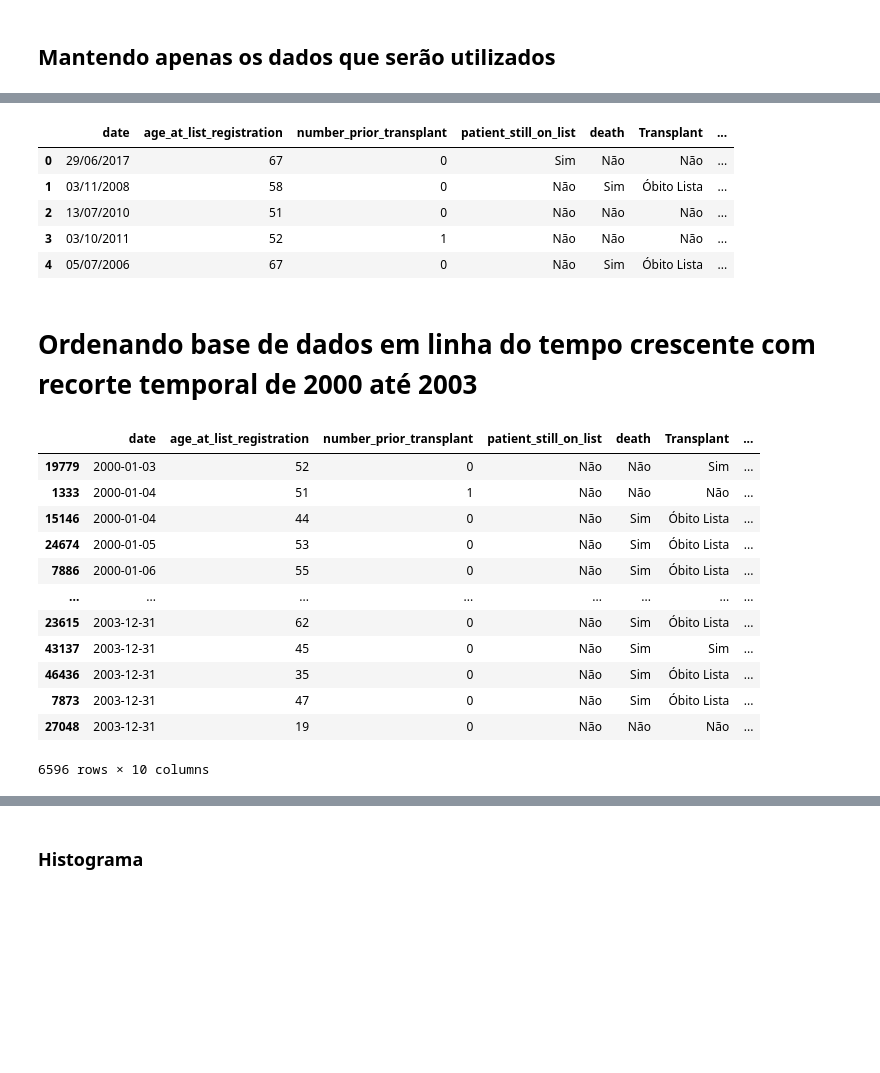
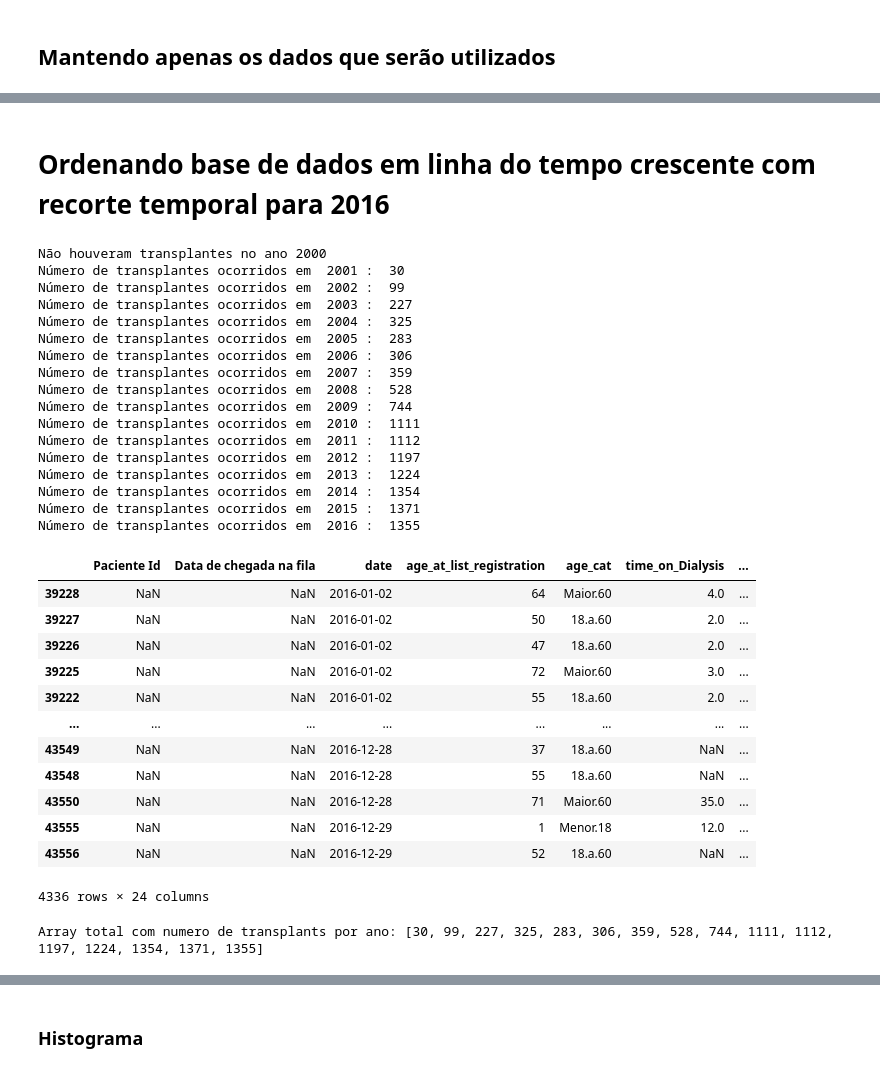
Before and after one commit to Claricez/Trabalho-de-simulacao-discreta-, a Jupyter notebook: main.ipynb, the cells around one changed output, grey strips where cells are left out. Drawn from its saved outputs; the diff is of its cells as text; code cells hidden in the pictures; blank space fills up the shorter version.

```diff
--- a/main.ipynb
+++ b/main.ipynb
@@ -5,11 +5,11 @@ import statistics as st
 import matplotlib.pyplot as plt
 import math as m
 # %%
-base_dados = pd.read_csv("DoaçãoRim.csv", sep=",")
+base_dados = pd.read_csv("DoaçãoRimC.csv", sep=",")
 # %% [markdown]
 ## Mantendo apenas os dados que serão utilizados
 # %%
-base_dados = base_dados.drop(columns=["age_cat","time_on_Dialysis","prior_transplant","date_acutal","Time_death","Transplant_Y_N","X36MthsTx","Time_Tx","event","razon_removed"])
+remover = base_dados.drop(columns=["age_cat","time_on_Dialysis","date_acutal","Time_death","Transplant_Y_N","X36MthsTx","Time_Tx","event","razon_removed"])
 
-base_dados.head()
+remover.head()
 # %% [output]
@@ -22,11 +21,0 @@ base_dados.head()
-# %%
-# Adiciona um id para cada paciente
-base_dados['Id'] = base_dados.reset_index().rename(columns={'index': 'ID'})['ID']
-base_dados.head()
-# %% [output]
-|  | date | age_at_list_registration | number_prior_transplant | patient_still_on_list | death | Transplant | ... |
-| 0 | 29/06/2017 | 67 | 0 | Sim | Não | Não | ... |
-| 1 | 03/11/2008 | 58 | 0 | Não | Sim | Óbito Lista | ... |
-| 2 | 13/07/2010 | 51 | 0 | Não | Não | Não | ... |
-| 3 | 03/10/2011 | 52 | 1 | Não | Não | Não | ... |
-| 4 | 05/07/2006 | 67 | 0 | Não | Sim | Óbito Lista | ... |
@@ -33,23 +42,58 @@ base_dados.head()
 # %% [markdown]
-# Ordenando base de dados em linha do tempo crescente com recorte temporal de 2000 até 2003
+# Ordenando base de dados em linha do tempo crescente com recorte temporal para 2016
 # %%
 base_dados['date'] = pd.to_datetime(base_dados['date'], dayfirst=True)
 base_dados = base_dados.sort_values('date')
 base_dados['final_date'] = base_dados['date'] + pd.to_timedelta(base_dados['time'], unit='D')
-dados_filtrados = base_dados[(base_dados['date'].dt.year >= 2000) & (base_dados['date'].dt.year <= 2003)]
+
+number_of_transplants_per_year = []
+
+currentYear = 2000
+for i in range(17):
+    dados_filtrados = base_dados.loc[(base_dados['final_date'].dt.year == currentYear) & (base_dados['Transplant'] == 'Sim')]
+    try:
+        contagem_sim_condicional = dados_filtrados['Transplant'].value_counts()['Sim']
+        number_of_transplants_per_year.append(contagem_sim_condicional)
+        print("Número de transplantes ocorridos em ", currentYear, ": ", contagem_sim_condicional)
+    except:
+        contagem_sim_condicional = 0
+        print("Não houveram transplantes no ano", currentYear)
+    currentYear = currentYear + 1
+
+dados_filtrados = base_dados[base_dados['date'].dt.year == 2016]
 display(dados_filtrados)
+
+print("Array total com numero de transplants por ano:", number_of_transplants_per_year)
 # %% [output]
+Não houveram transplantes no ano 2000
+Número de transplantes ocorridos em  2001 :  30
+Número de transplantes ocorridos em  2002 :  99
+Número de transplantes ocorridos em  2003 :  227
+Número de transplantes ocorridos em  2004 :  325
+Número de transplantes ocorridos em  2005 :  283
+Número de transplantes ocorridos em  2006 :  306
+Número de transplantes ocorridos em  2007 :  359
+Número de transplantes ocorridos em  2008 :  528
+Número de transplantes ocorridos em  2009 :  744
+Número de transplantes ocorridos em  2010 :  1111
+Número de transplantes ocorridos em  2011 :  1112
+Número de transplantes ocorridos em  2012 :  1197
+Número de transplantes ocorridos em  2013 :  1224
+Número de transplantes ocorridos em  2014 :  1354
+Número de transplantes ocorridos em  2015 :  1371
+Número de transplantes ocorridos em  2016 :  1355
-|  | date | age_at_list_registration | number_prior_transplant | patient_still_on_list | death | Transplant | ... |
-| 19779 | 2000-01-03 | 52 | 0 | Não | Não | Sim | ... |
-| 1333 | 2000-01-04 | 51 | 1 | Não | Não | Não | ... |
-| 15146 | 2000-01-04 | 44 | 0 | Não | Sim | Óbito Lista | ... |
-| 24674 | 2000-01-05 | 53 | 0 | Não | Sim | Óbito Lista | ... |
-| 7886 | 2000-01-06 | 55 | 0 | Não | Sim | Óbito Lista | ... |
+|  | Paciente Id | Data de chegada na fila | date | age_at_list_registration | age_cat | time_on_Dialysis | ... |
+| 39228 | NaN | NaN | 2016-01-02 | 64 | Maior.60 | 4.0 | ... |
+| 39227 | NaN | NaN | 2016-01-02 | 50 | 18.a.60 | 2.0 | ... |
+| 39226 | NaN | NaN | 2016-01-02 | 47 | 18.a.60 | 2.0 | ... |
+| 39225 | NaN | NaN | 2016-01-02 | 72 | Maior.60 | 3.0 | ... |
+| 39222 | NaN | NaN | 2016-01-02 | 55 | 18.a.60 | 2.0 | ... |
 | ... | ... | ... | ... | ... | ... | ... | ... |
-| 23615 | 2003-12-31 | 62 | 0 | Não | Sim | Óbito Lista | ... |
-| 43137 | 2003-12-31 | 45 | 0 | Não | Sim | Sim | ... |
-| 46436 | 2003-12-31 | 35 | 0 | Não | Sim | Óbito Lista | ... |
-| 7873 | 2003-12-31 | 47 | 0 | Não | Sim | Óbito Lista | ... |
-| 27048 | 2003-12-31 | 19 | 0 | Não | Não | Não | ... |
+| 43549 | NaN | NaN | 2016-12-28 | 37 | 18.a.60 | NaN | ... |
+| 43548 | NaN | NaN | 2016-12-28 | 55 | 18.a.60 | NaN | ... |
+| 43550 | NaN | NaN | 2016-12-28 | 71 | Maior.60 | 35.0 | ... |
+| 43555 | NaN | NaN | 2016-12-29 | 1 | Menor.18 | 12.0 | ... |
+| 43556 | NaN | NaN | 2016-12-29 | 52 | 18.a.60 | NaN | ... |
-6596 rows × 10 columns
+4336 rows × 24 columns
+Array total com numero de transplants por ano: [30, 99, 227, 325, 283, 306, 359, 528, 744, 1111, 1112, 1197, 1224, 1354, 1371, 1355]
 # %% [markdown]
```
Also changed, not shown: parts of 7 cells of this notebook, 1 other file.
